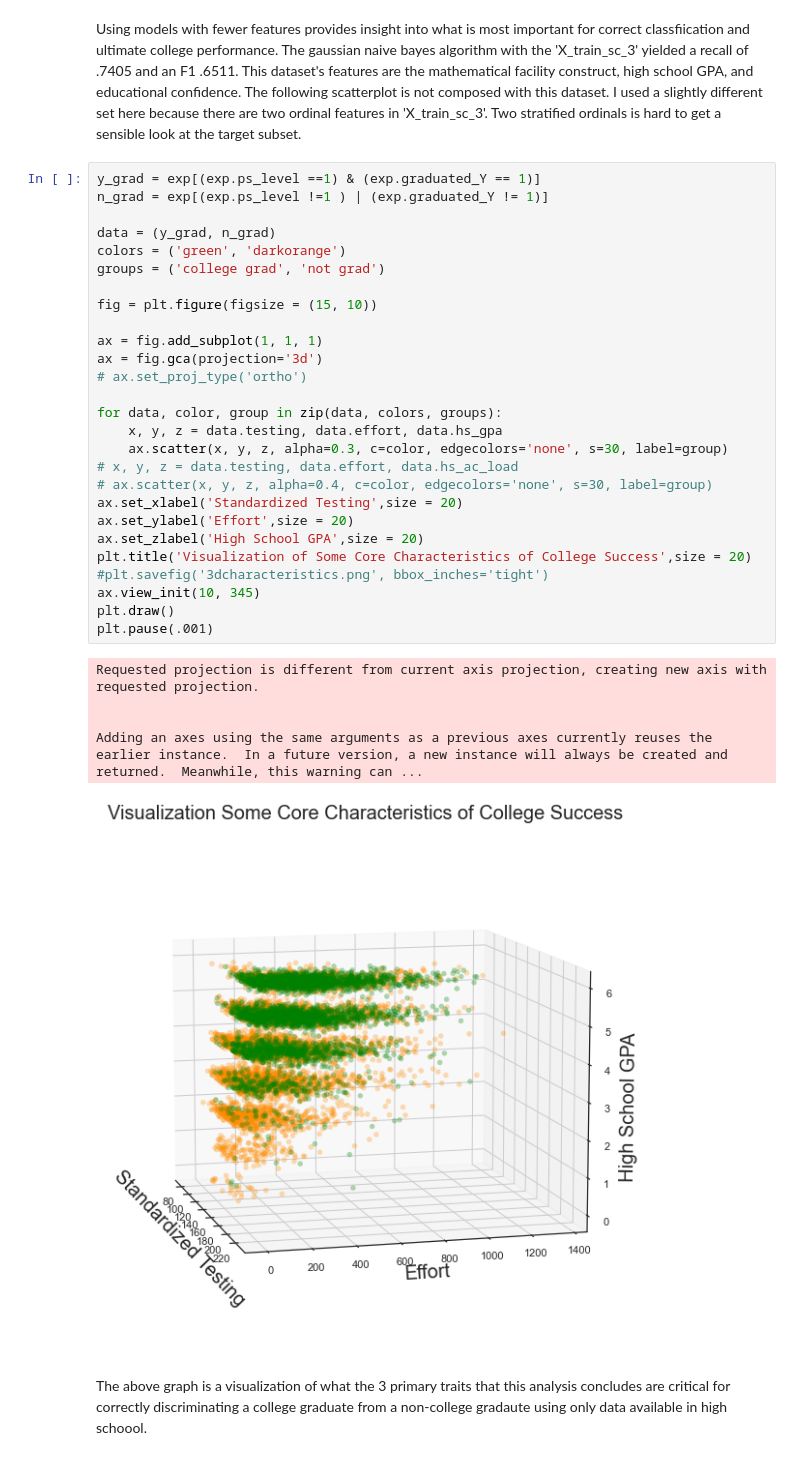
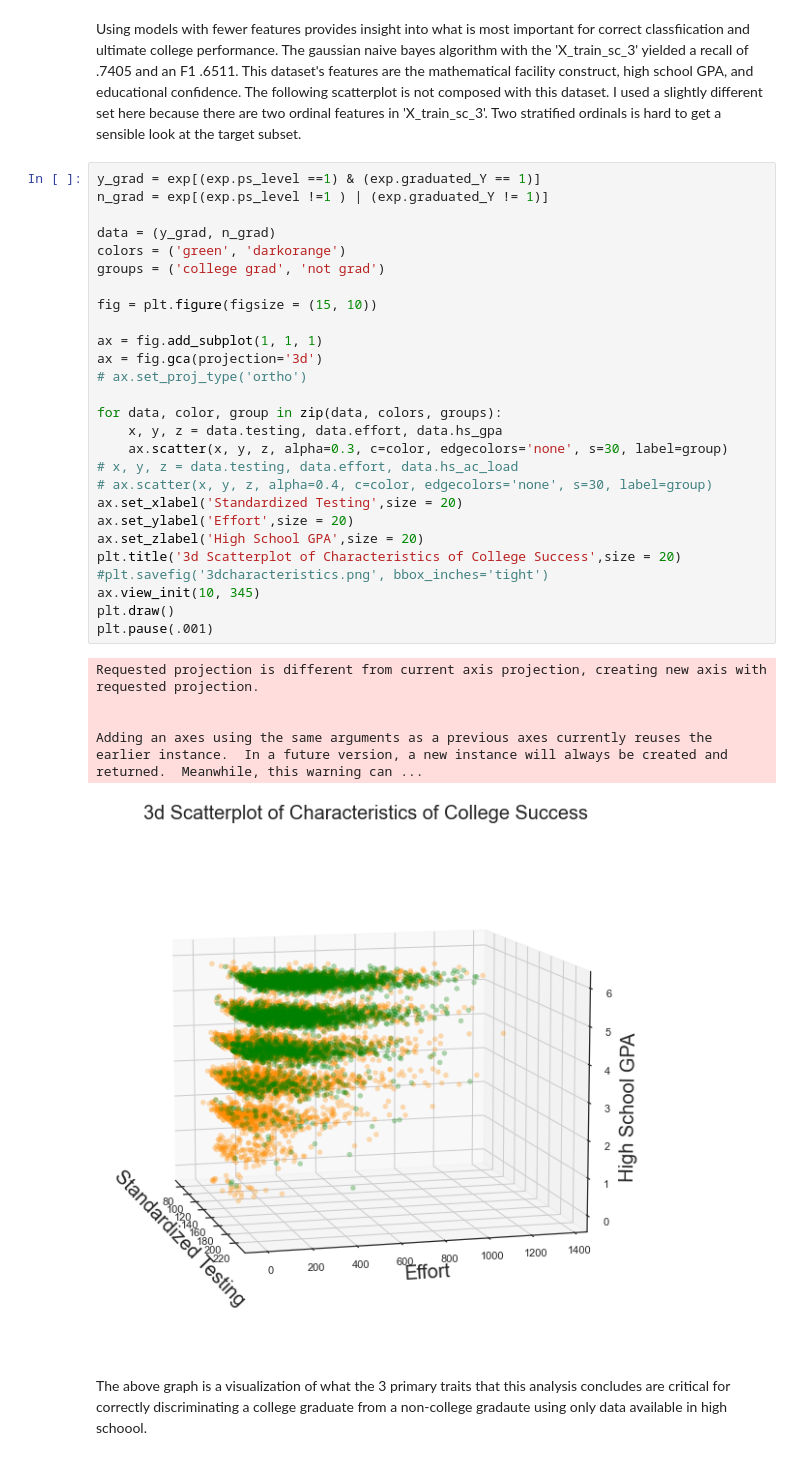
Before and after one commit to eonslemp/ML_assisted_college_advising, a Jupyter notebook: code/final_notebook.ipynb, the cells around one changed output. Drawn from its saved outputs; the diff is of its cells as text.

```diff
--- a/code/final_notebook.ipynb
+++ b/code/final_notebook.ipynb
@@ -1312,35 +1314,35 @@ Using models with fewer features provides insight into what is most important fo
 y_grad = exp[(exp.ps_level ==1) & (exp.graduated_Y == 1)]
 n_grad = exp[(exp.ps_level !=1 ) | (exp.graduated_Y != 1)]
 
 data = (y_grad, n_grad)
 colors = ('green', 'darkorange')
 groups = ('college grad', 'not grad')
 
 fig = plt.figure(figsize = (15, 10))
 
 ax = fig.add_subplot(1, 1, 1)
 ax = fig.gca(projection='3d')
 # ax.set_proj_type('ortho')
 
 for data, color, group in zip(data, colors, groups):
     x, y, z = data.testing, data.effort, data.hs_gpa
     ax.scatter(x, y, z, alpha=0.3, c=color, edgecolors='none', s=30, label=group)
 # x, y, z = data.testing, data.effort, data.hs_ac_load
 # ax.scatter(x, y, z, alpha=0.4, c=color, edgecolors='none', s=30, label=group)
 ax.set_xlabel('Standardized Testing',size = 20)
 ax.set_ylabel('Effort',size = 20)
 ax.set_zlabel('High School GPA',size = 20)
-plt.title('Visualization of Some Core Characteristics of College Success',size = 20)
+plt.title('3d Scatterplot of Characteristics of College Success',size = 20)
 #plt.savefig('3dcharacteristics.png', bbox_inches='tight')
 ax.view_init(10, 345)
 plt.draw()
 plt.pause(.001)
 # %% [output]
 Requested projection is different from current axis projection, creating new axis with requested projection.
 
 
 Adding an axes using the same arguments as a previous axes currently reuses the earlier instance.  In a future version, a new instance will always be created and returned.  Meanwhile, this warning can ...
-[figure, old version]
+[figure, new version]
 # %% [markdown]
 The above graph is a visualization of what the 3 primary traits that this analysis concludes are critical for correctly discriminating a college graduate from a non-college gradaute using only data available in high schoool.
 # %% [markdown]
```
Also changed, not shown: parts of 14 cells of this notebook, 6 other files.
